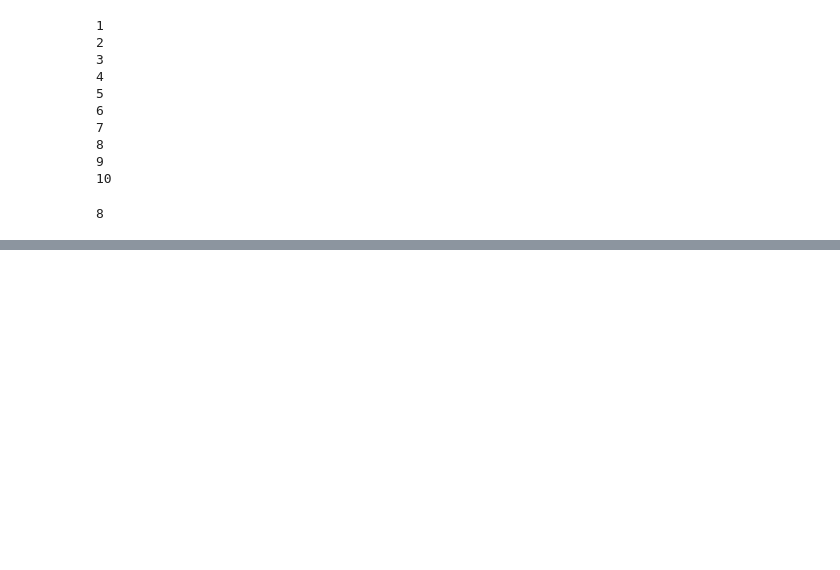
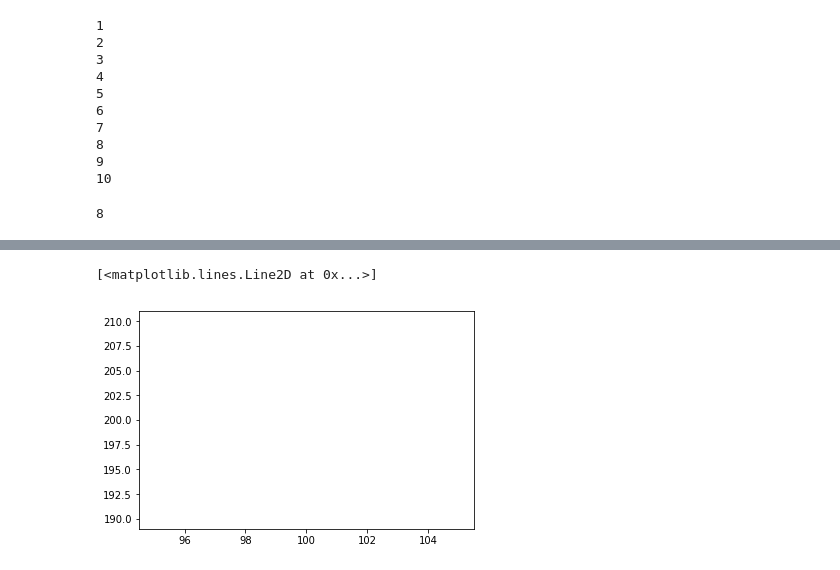
Before and after one commit to githubbhavani/internship, a Jupyter notebook: intern3.ipynb, the cells around one changed output, grey strips where cells are left out. Saved outputs shown, nothing was run; the diff lists cells and outputs as text; code cells hidden in the pictures; blank space fills up the shorter version.

```diff
--- a/intern3.ipynb
+++ b/intern3.ipynb
@@ -317,0 +200,5 @@ number is 98    even
+# %%
+plt.plot(100, 200, linewidth=2.0)
+# %% [output]
+[<matplotlib.lines.Line2D at 0x...>]
+[figure, added]
```
Also changed, not shown: parts of 50 cells of this notebook.
